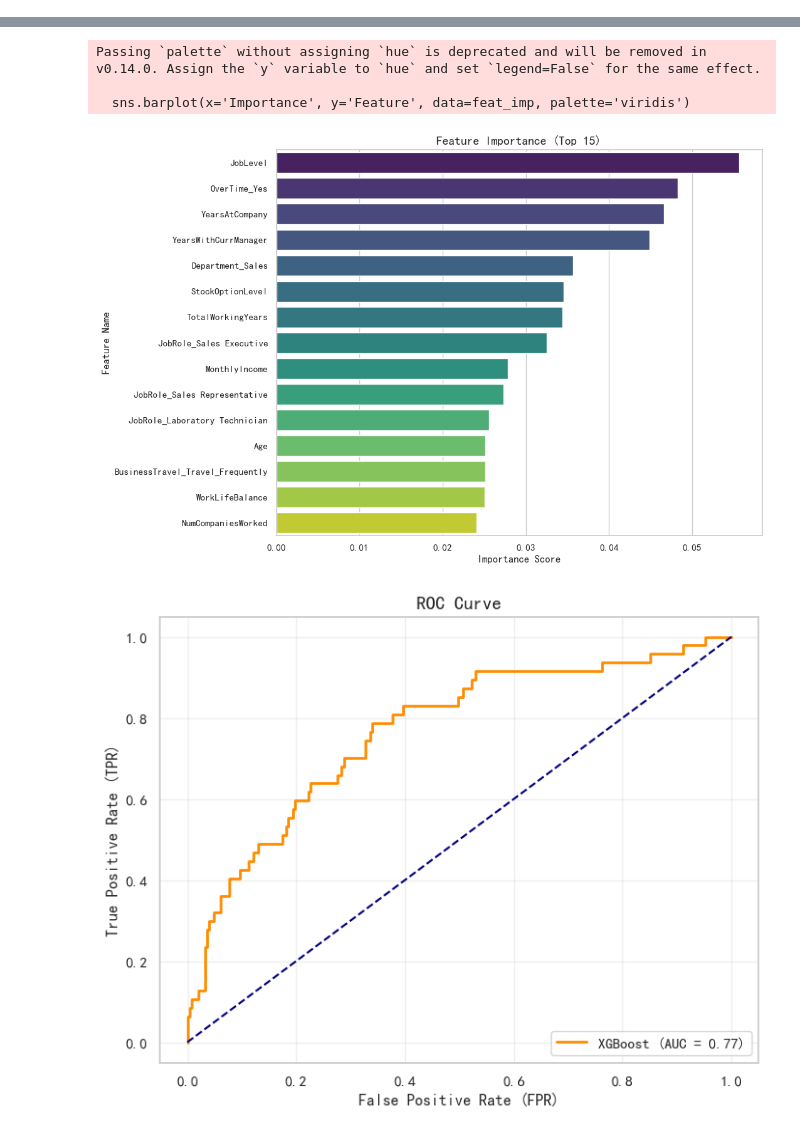
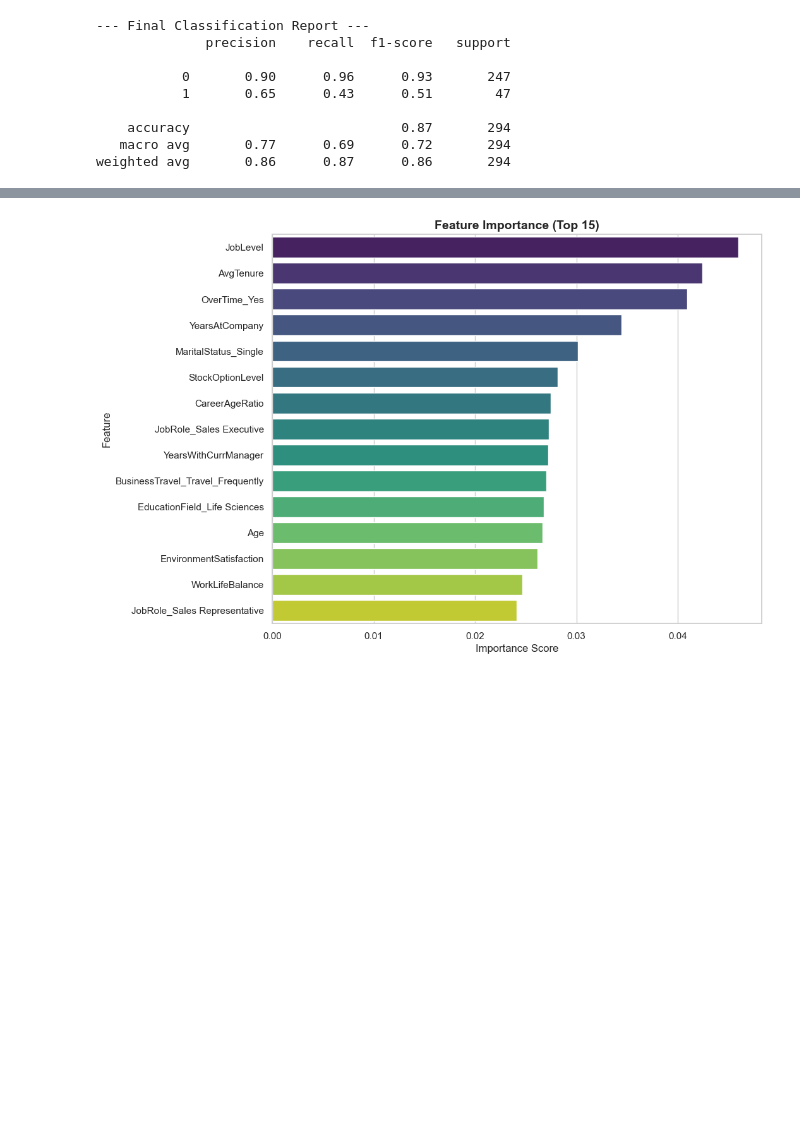
Before and after one commit to RaedQm/ML_CLASS, a Jupyter notebook: 1.ipynb, the cells around one changed output, grey strips where cells are left out. Saved outputs shown, nothing was run; the diff lists cells and outputs as text; code cells hidden in the pictures; blank space fills up the shorter version.

```diff
--- a/1.ipynb
+++ b/1.ipynb
@@ -114,13 +134,12 @@ print("模型配置完成，准备训练...")
 # %%
-# Block 5: 执行网格搜索 (Training)
-print("开始训练模型，请稍候...")
+# Block 5: 开始训练 (Training)
+print("开始随机搜索优化... 请稍候...")
 
-grid_search.fit(X_train, y_train)
+search.fit(X_train, y_train)
 
-print("\n训练结束！")
-print(f"最优参数: {grid_search.best_params_}")
-print(f"最佳验证集得分 (F1): {grid_search.best_score_:.4f}")
-
-# 提取最佳模型
-best_model = grid_search.best_estimator_
+best_model = search.best_estimator_
+print("\n" + "="*40)
+print(f"✅ 最优参数: {search.best_params_}")
+print(f"✅ 最佳验证集 F1 Score: {search.best_score_:.4f}")
+print("="*40)
 # %% [output]
@@ -158,37 +177,38 @@ weighted avg       0.81      0.81      0.81       294
 # %%
-# Block 7: 绘制可视化图表
+# Block 7: 最终可视化
 
-# 1. 混淆矩阵 (Confusion Matrix)
+# 使用最佳阈值生成最终预测结果
+y_pred_final = (y_pred_proba > best_thresh).astype(int)
+
+# 1. 打印详细报告
+print("\n--- Final Classification Report ---")
+print(classification_report(y_test, y_pred_final))
+
+# 2. 绘制混淆矩阵
 plt.figure(figsize=(6, 5))
-cm = confusion_matrix(y_test, y_pred)
+cm = confusion_matrix(y_test, y_pred_final)
 sns.heatmap(cm, annot=True, fmt='d', cmap='Blues', cbar=False)
-plt.title('Confusion Matrix', fontsize=14, fontweight='bold')
+plt.title(f'Confusion Matrix (Threshold={best_thresh:.2f})', fontsize=14, fontweight='bold')
 plt.ylabel('Actual Label')
 plt.xlabel('Predicted Label')
 plt.show()
 
-# 2. 特征重要性 (Feature Importance)
-importances = best_model.feature_importances_
-feature_names = X.columns
-feat_imp = pd.DataFrame({'Feature': feature_names, 'Importance': importances})
-feat_imp = feat_imp.sort_values(by='Importance', ascending=False).head(15)
+# 3. 绘制特征重要性 (验证新特征是否有效)
+feat_imp = pd.DataFrame({'Feature': X.columns, 'Importance': best_model.feature_importances_})
+feat_imp = feat_imp.sort_values('Importance', ascending=False).head(15)
 
 plt.figure(figsize=(10, 8))
-sns.barplot(x='Importance', y='Feature', data=feat_imp, palette='viridis')
-plt.title('Feature Importance (Top 15)', fontsize=14, fontweight='bold')
+sns.barplot(y='Feature', x='Importance', data=feat_imp, palette='viridis')
+plt.title("Feature Importance (Top 15)", fontsize=14, fontweight='bold')
 plt.xlabel('Importance Score')
-plt.ylabel('Feature Name')
 plt.show()
-
-# 3. ROC 曲线 (ROC Curve)
-fpr, tpr, thresholds = roc_curve(y_test, y_pred_proba)
-plt.figure(figsize=(8, 6))
-plt.plot(fpr, tpr, label=f'XGBoost (AUC = {roc_auc_score(y_test, y_pred_proba):.2f})', linewidth=2, color='darkorange')
-plt.plot([0, 1], [0, 1], 'k--', color='navy')
-plt.xlabel('False Positive Rate (FPR)')
-plt.ylabel('True Positive Rate (TPR)')
-plt.title('ROC Curve', fontsize=14, fontweight='bold')
-plt.legend(loc="lower right")
-plt.grid(True, alpha=0.3)
-plt.show()
 # %% [output]
+--- Final Classification Report ---
+              precision    recall  f1-score   support
+
+           0       0.90      0.96      0.93       247
+           1       0.65      0.43      0.51        47
+
+    accuracy                           0.87       294
+   macro avg       0.77      0.69      0.72       294
+weighted avg       0.86      0.87      0.86       294
@@ -196,5 +216 @@ plt.show()
-Passing `palette` without assigning `hue` is deprecated and will be removed in v0.14.0. Assign the `y` variable to `hue` and set `legend=False` for the same effect.
-
-  sns.barplot(x='Importance', y='Feature', data=feat_imp, palette='viridis')
-[figure, old version]
+[figure, new version]
-[figure, removed]
```
Also changed, not shown: parts of 7 cells of this notebook.
